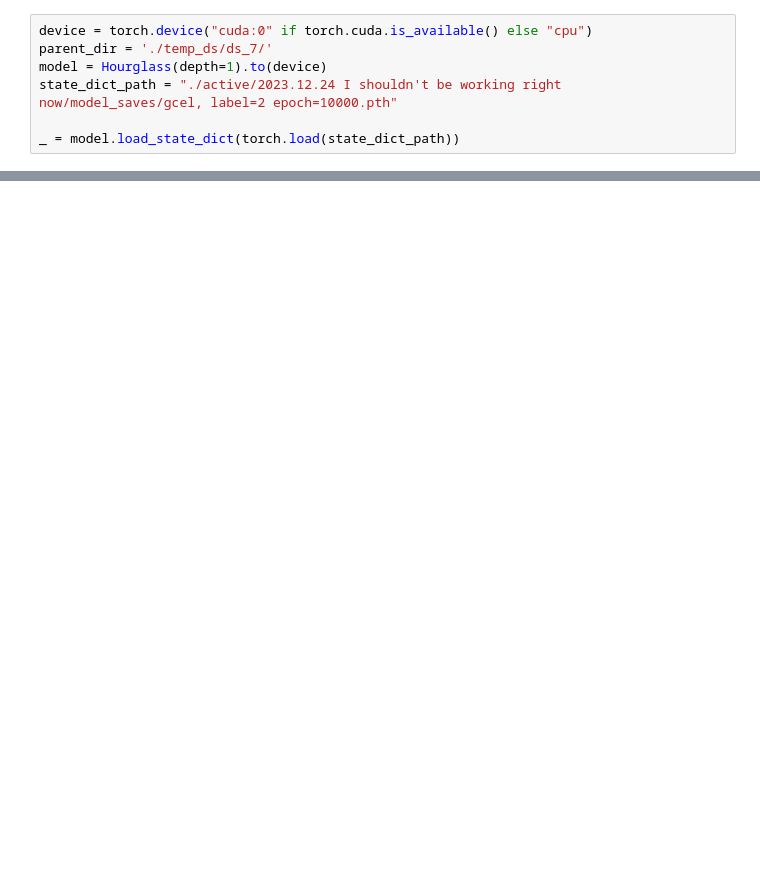
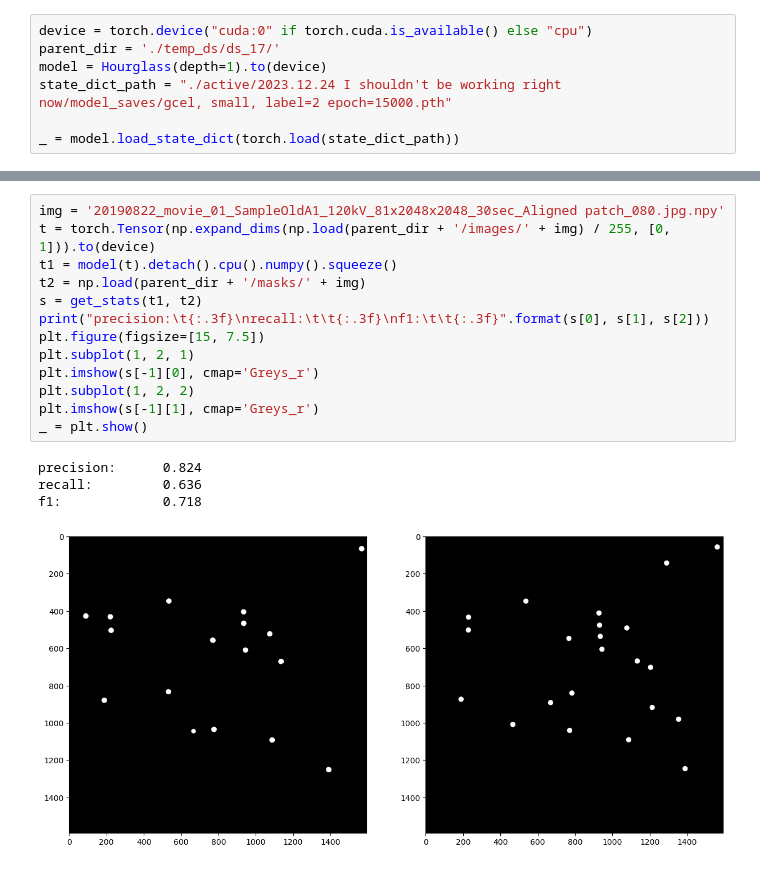
Before and after one commit to wheat-field2075/merons, a Jupyter notebook: model_testing.ipynb, the cells around one changed output, grey strips where cells are left out. Drawn from its saved outputs; the diff is of its cells as text; blank space fills up the shorter version.

```diff
--- a/model_testing.ipynb
+++ b/model_testing.ipynb
@@ -19,8 +19,8 @@ from data_tools import MapDataset, transform_data
 # %%
 device = torch.device("cuda:0" if torch.cuda.is_available() else "cpu")
-parent_dir = './temp_ds/ds_7/'
+parent_dir = './temp_ds/ds_17/'
 model = Hourglass(depth=1).to(device)
-state_dict_path = "./active/2023.12.24 I shouldn't be working right now/model_saves/gcel, label=2 epoch=10000.pth"
+state_dict_path = "./active/2023.12.24 I shouldn't be working right now/model_saves/gcel, small, label=2 epoch=15000.pth"
 
 _ = model.load_state_dict(torch.load(state_dict_path))
 # %%
@@ -45,0 +50,18 @@ next(tg)
+# %%
+img = '20190822_movie_01_SampleOldA1_120kV_81x2048x2048_30sec_Aligned patch_080.jpg.npy'
+t = torch.Tensor(np.expand_dims(np.load(parent_dir + '/images/' + img) / 255, [0, 1])).to(device)
+t1 = model(t).detach().cpu().numpy().squeeze()
+t2 = np.load(parent_dir + '/masks/' + img)
+s = get_stats(t1, t2)
+print("precision:\t{:.3f}\nrecall:\t\t{:.3f}\nf1:\t\t{:.3f}".format(s[0], s[1], s[2]))
+plt.figure(figsize=[15, 7.5])
+plt.subplot(1, 2, 1)
+plt.imshow(s[-1][0], cmap='Greys_r')
+plt.subplot(1, 2, 2)
+plt.imshow(s[-1][1], cmap='Greys_r')
+_ = plt.show()
+# %% [output]
+precision:      0.824
+recall:         0.636
+f1:             0.718
+[figure, added]
```
Also changed, not shown: parts of 3 cells of this notebook, 7 other files.
